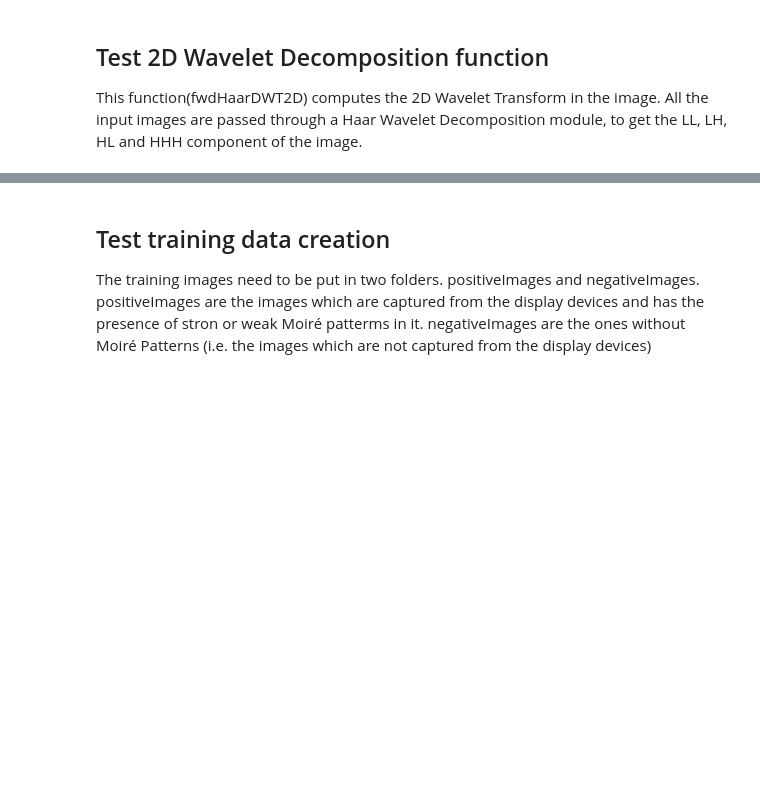
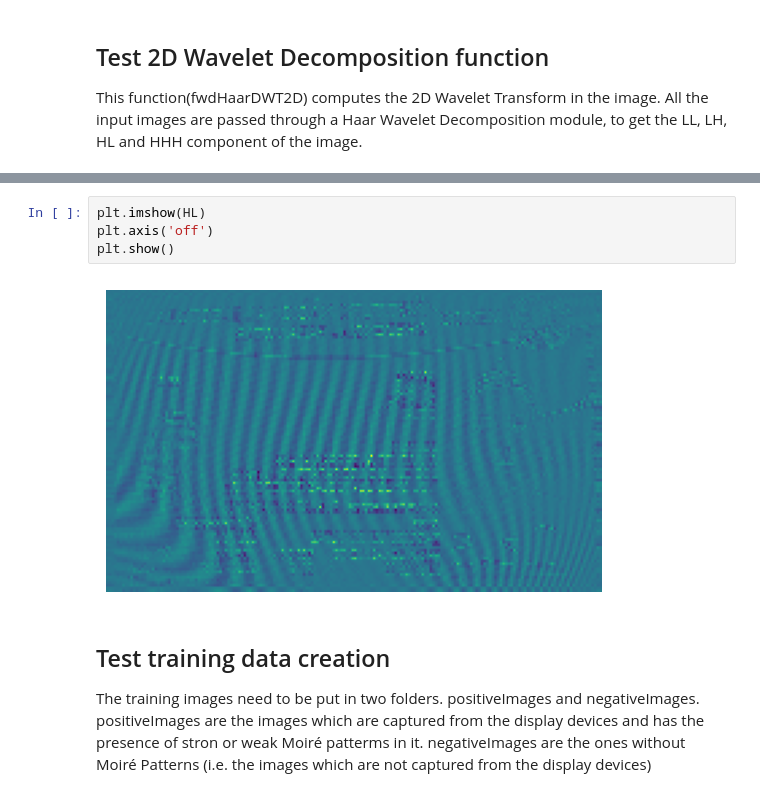
Before and after one commit to CameroJI/Moire-Pattern-Detection-Update, a Jupyter notebook: src/Playground.ipynb, the cells around one changed output, grey strips where cells are left out. Cells and saved outputs as stored; diff of their text form; blank space fills up the shorter version.

```diff
--- a/src/Playground.ipynb
+++ b/src/Playground.ipynb
@@ -34,3 +39,9 @@ c:\Users\jorge\Desktop\Moiré\Moire-Pattern-Detection-Update\src
+# %%
+plt.imshow(HL)
+plt.axis('off')
+plt.show()
+# %% [output]
+[figure, added]
 # %% [markdown]
 ## Test training data creation
 The training images need to be put in two folders. positiveImages and negativeImages. positiveImages are the images which are captured from the display devices and has the presence of stron or weak Moiré patterms in it.
```
Also changed, not shown: parts of 1 cell of this notebook.
